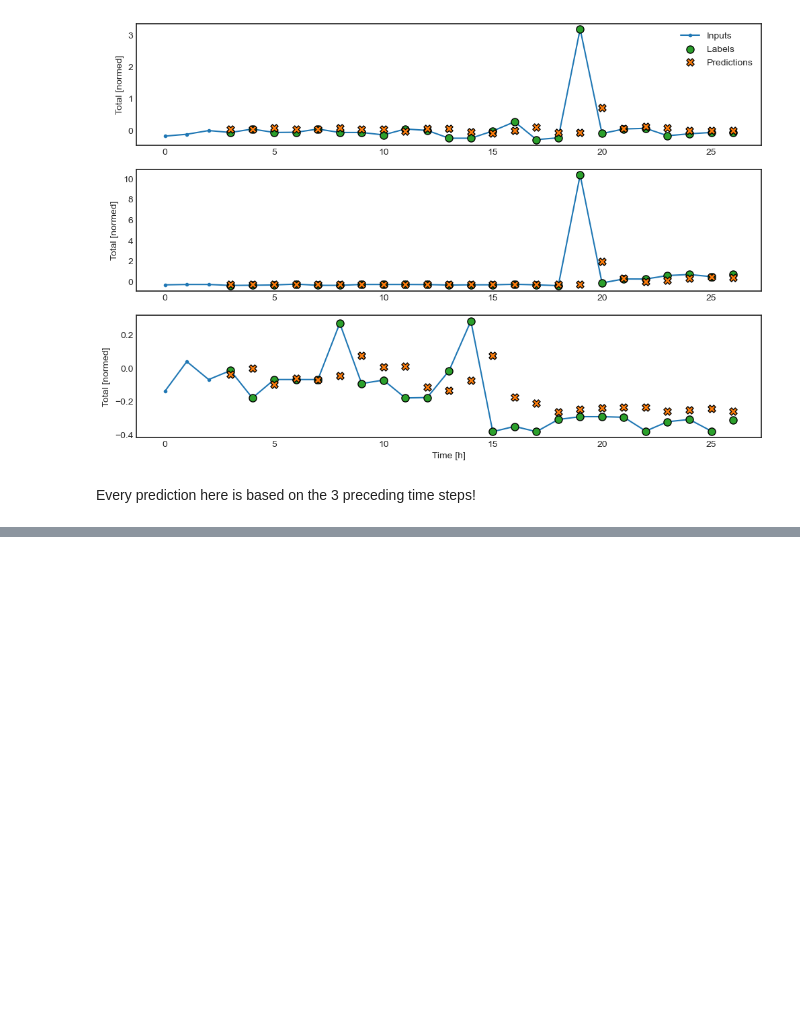
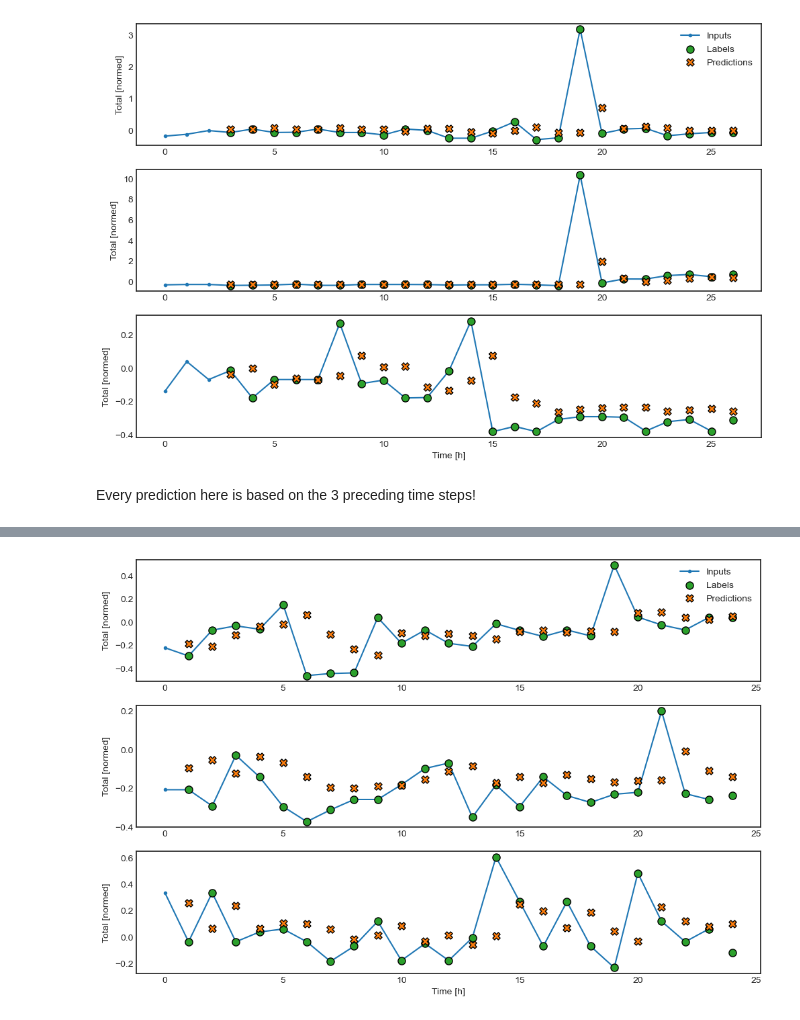
Before and after one commit to ciCciC/forecastingUsingDNNets, a Jupyter notebook: notebooks/v1.ipynb, the cells around one changed output, grey strips where cells are left out. Saved outputs shown, nothing was run; the diff lists cells and outputs as text; code cells hidden in the pictures; blank space fills up the shorter version.

Commit message:
Multi-step models: - RNN-LSTM

```diff
--- a/notebooks/v1.ipynb
+++ b/notebooks/v1.ipynb
@@ -794,0 +815,8 @@ Every prediction here is based on the 3 preceding time steps!
+# %%
+lstm_model = tf.keras.models.Sequential([
+    # Shape [batch, time, features] => [batch, time, lstm_units]
+    # We use return_sequences=True in order to train a model on multiple time steps simultaneously
+    tf.keras.layers.LSTM(units=32, return_sequences=True),
+    # Shape => [batch, time, features]
+    tf.keras.layers.Dense(units=1)
+])
@@ -794,0 +850,4 @@ Every prediction here is based on the 3 preceding time steps!
+# %%
+wider_window.plot(plot_col='Total', model=lstm_model)
+# %% [output]
+[figure, added]
```
Also changed, not shown: parts of 19 cells of this notebook, 1 other file.
